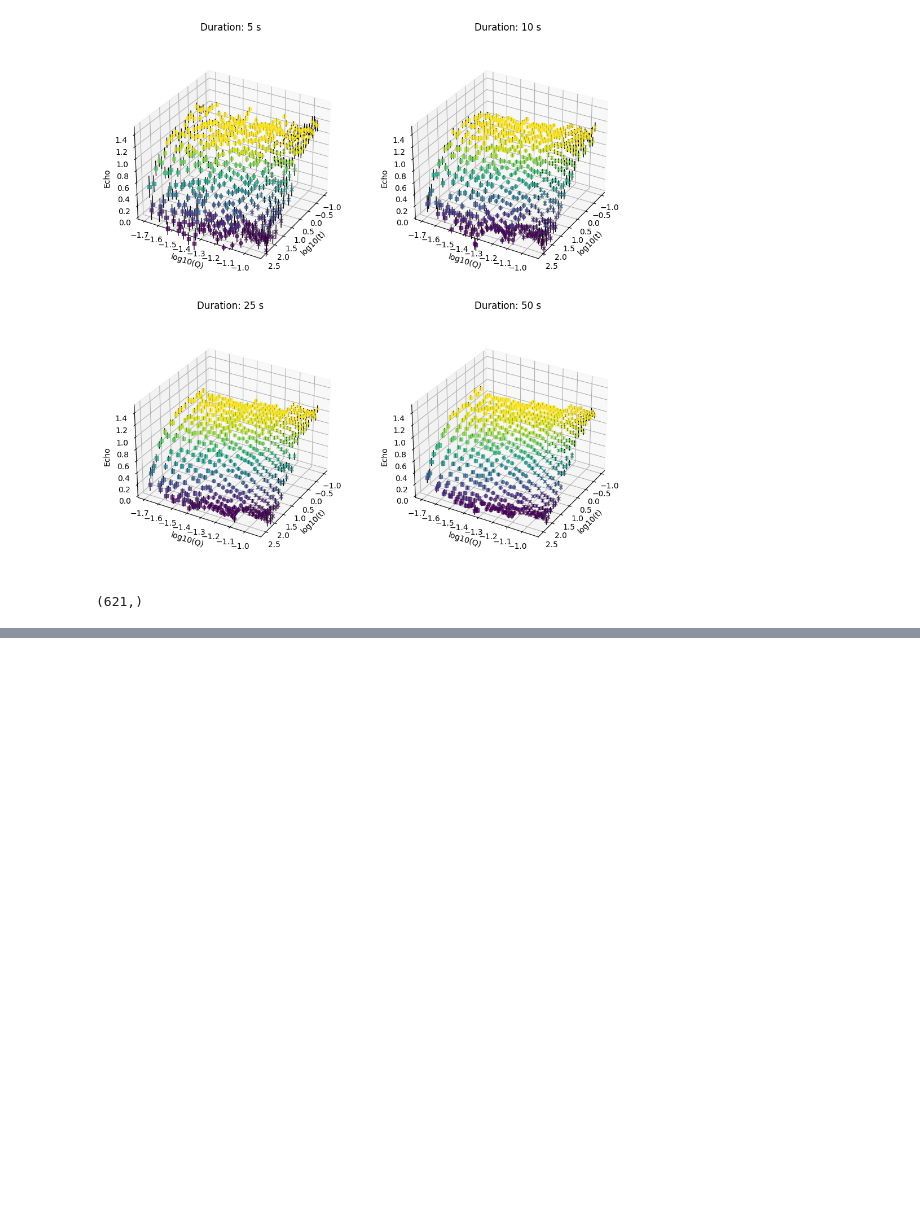
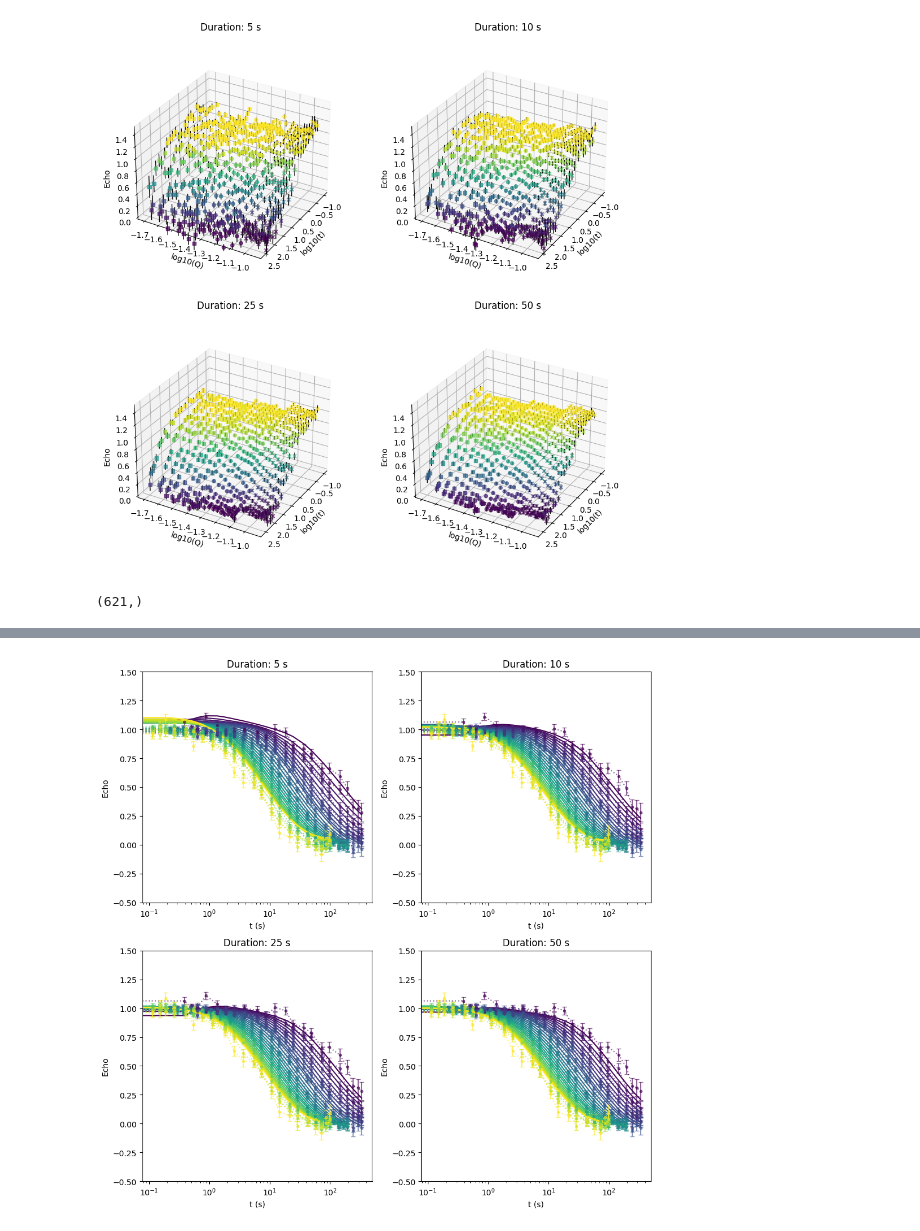
Before and after one commit to ch-tung/MLSR, a Jupyter notebook: spinecho/test_IN15.ipynb, the cells around one changed output, grey strips where cells are left out. Cells and saved outputs as stored; diff of their text form; code cells hidden in the pictures; blank space fills up the shorter version.

```diff
--- a/spinecho/test_IN15.ipynb
+++ b/spinecho/test_IN15.ipynb
@@ -253,0 +331,52 @@ len(echo_flattened_list)
+# %%
+# For each duration, make 2D curve plots for each unique Q
+fig2, axs2 = plt.subplots(2, 2, figsize=(10, 10))  # Assuming len(duration_list) == 4
+axs2 = axs2.flatten()
+
+for i, duration in enumerate(duration_list):
+    ax = axs2[i]
+
+    Q_vals = Q_obs
+    t_vals = t_obs
+    GPR_vals = sqt_GPR_list[i]
+    exp_vals = sqt_list[i]  # or use sqt_exp_lt if needed
+    exp_vals_err = sqt_err_list[i]
+    exp_vals_lt = sqt_list[3]  # Take every third element
+    exp_vals_err_lt = sqt_err_list[3]  # Take every third element
+
+    unique_Q = np.unique(Q_vals)
+
+    import matplotlib.cm as cm
+    import matplotlib.colors as mcolors
+
+    norm = mcolors.Normalize(vmin=unique_Q.min(), vmax=unique_Q.max())
+    cmap_q = cm.get_cmap('viridis')
+
+    for q in unique_Q:
+        mask = Q_vals == q
+        t_sorted_idx = np.argsort(t_vals[mask])
+        t_sorted = t_vals[mask][t_sorted_idx]
+        GPR_sorted = GPR_vals[mask][t_sorted_idx]
+        exp_sorted = exp_vals[mask][t_sorted_idx]
+        exp_sorted_lt = exp_vals_lt[mask][t_sorted_idx]
+        exp_err_sorted = exp_vals_err[mask][t_sorted_idx]
+        exp_err_sorted_lt = exp_vals_err_lt[mask][t_sorted_idx]
+
+        color = cmap_q(norm(q))
+        ax.plot(t_sorted, GPR_sorted, '-', label=f'GPR Q={q:.2f}', color=color)
+        # ax.plot(t_sorted, exp_sorted, 'o', label=f'Exp Q={q:.2f}', alpha=0.6, color=color)
+        ax.plot(t_sorted, exp_sorted_lt, ':', label=f'Exp LT Q={q:.2f}', alpha=0.6, color=color)
+        ax.errorbar(t_sorted, exp_sorted_lt, yerr=exp_err_sorted_lt, fmt='.', alpha=0.6, color=color, capsize=3)
+        # ax.errorbar(t_sorted, exp_sorted, yerr=exp_err_sorted, fmt='o', alpha=0.6, color=color, capsize=3)
+
+    ax.set_xscale('log')
+    ax.set_xlabel('t (s)')
+    ax.set_ylabel('Echo')
+    ax.set_title(f'Duration: {duration} s')
+    ax.set_ylim(-0.5, 1.5)
+
+    # ax.legend(ncol=2, fontsize=8, loc='upper right')
+
+plt.tight_layout()
+# %% [output]
+[figure, added]
```
Also changed, not shown: parts of 5 cells of this notebook.
